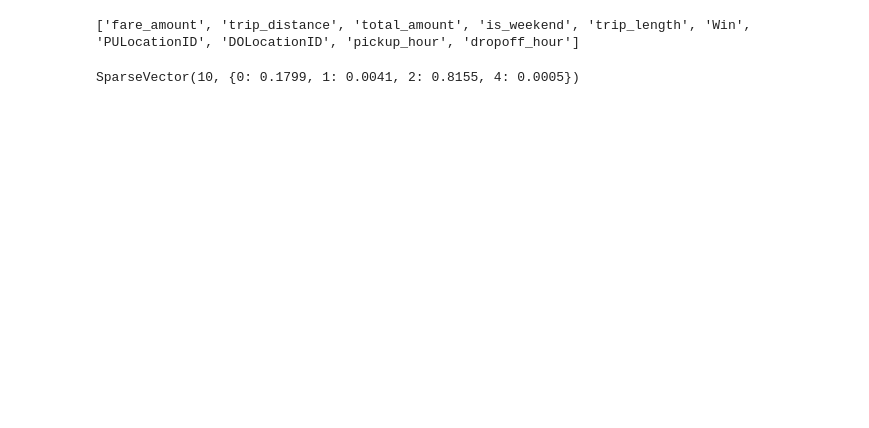
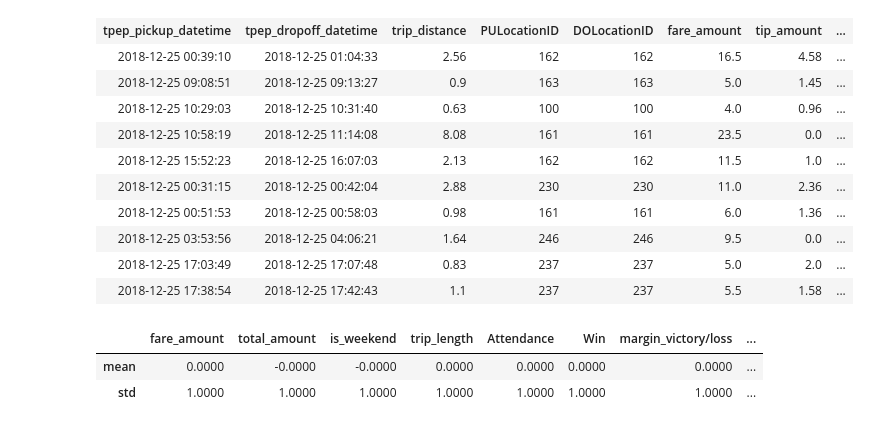
Before and after one commit to MAST30034-Applied-Data-Science/mast30034-project-1-dustintano10, a Jupyter notebook: notebooks/modelling.ipynb, the cells around one changed output. Saved outputs shown, nothing was run; the diff lists cells and outputs as text; code cells hidden in the pictures; blank space fills up the shorter version.

```diff
--- a/notebooks/modelling.ipynb
+++ b/notebooks/modelling.ipynb
@@ -334,9 +23,0 @@ Mean Absolute Error (MAE) on test data = 0.396183
-# %%
-# feature with index number 2 is most important
-# it is total_amount
-
-print(input_cols)
-dt.featureImportances
-# %% [output]
-['fare_amount', 'trip_distance', 'total_amount', 'is_weekend', 'trip_length', 'Win', 'PULocationID', 'DOLocationID', 'pickup_hour', 'dropoff_hour']
-SparseVector(10, {0: 0.1799, 1: 0.0041, 2: 0.8155, 4: 0.0005})
@@ -342,0 +26,44 @@ SparseVector(10, {0: 0.1799, 1: 0.0041, 2: 0.8155, 4: 0.0005})
+# %%
+# converts the booleans into 0 and 1's
+# convert the location ID's into strings for one hot encoding
+
+yellow = yellow.withColumn('pickup_hour', hour("tpep_pickup_datetime"))
+
+yellow = yellow.withColumn('dropoff_hour', hour("tpep_dropoff_datetime"))
+
+yellow = yellow.withColumn('is_weekend', F.when(yellow.is_weekend == 'false', 0).otherwise(1))
+
+yellow = yellow.withColumn('Win', F.when(yellow.Win == 'No', 0).otherwise(1))
+
+yellow = yellow.withColumn('PULocationID', F.col('PULocationID').cast('STRING'))
+
+yellow = yellow.withColumn('DOLocationID', F.col('PULocationID').cast('STRING'))
+# %%
+# code to one hot encode the categorical attributes
+
+from pyspark.ml.feature import StringIndexer, OneHotEncoder
+from pyspark.ml import Pipeline
+
+
+categorical = ['PULocationID', 'DOLocationID', 'Start(ET)']
+
+indexers = []
+
+for column in categorical:
+    indexers.append(StringIndexer(inputCol=column, outputCol=column+"_NUMERIC").fit(yellow))
+
+pipeline = Pipeline(stages=indexers)
+yellow_indexed = pipeline.fit(yellow).transform(yellow)
+yellow_indexed.limit(10)
+# %% [output]
+| tpep_pickup_datetime | tpep_dropoff_datetime | trip_distance | PULocationID | DOLocationID | fare_amount | tip_amount | ... |
+| 2018-12-25 00:39:10 | 2018-12-25 01:04:33 | 2.56 | 162 | 162 | 16.5 | 4.58 | ... |
+| 2018-12-25 09:08:51 | 2018-12-25 09:13:27 | 0.9 | 163 | 163 | 5.0 | 1.45 | ... |
+| 2018-12-25 10:29:03 | 2018-12-25 10:31:40 | 0.63 | 100 | 100 | 4.0 | 0.96 | ... |
+| 2018-12-25 10:58:19 | 2018-12-25 11:14:08 | 8.08 | 161 | 161 | 23.5 | 0.0 | ... |
+| 2018-12-25 15:52:23 | 2018-12-25 16:07:03 | 2.13 | 162 | 162 | 11.5 | 1.0 | ... |
+| 2018-12-25 00:31:15 | 2018-12-25 00:42:04 | 2.88 | 230 | 230 | 11.0 | 2.36 | ... |
+| 2018-12-25 00:51:53 | 2018-12-25 00:58:03 | 0.98 | 161 | 161 | 6.0 | 1.36 | ... |
+| 2018-12-25 03:53:56 | 2018-12-25 04:06:21 | 1.64 | 246 | 246 | 9.5 | 0.0 | ... |
+| 2018-12-25 17:03:49 | 2018-12-25 17:07:48 | 0.83 | 237 | 237 | 5.0 | 2.0 | ... |
+| 2018-12-25 17:38:54 | 2018-12-25 17:42:43 | 1.1 | 237 | 237 | 5.5 | 1.58 | ... |
@@ -342,0 +78,20 @@ SparseVector(10, {0: 0.1799, 1: 0.0041, 2: 0.8155, 4: 0.0005})
+# %%
+# standardized the x columns code from tutorial 2
+
+
+from scipy.stats import zscore
+
+x_cols = ['fare_amount', 'total_amount', 'is_weekend', 'trip_length', 'Attendance', 'Win', 'margin_victory/loss',
+         'pickup_hour', 'dropoff_hour', 'PULocationID_NUMERIC', 'DOLocationID_NUMERIC', 'Start(ET)_NUMERIC']
+
+y_cols = ['tip_amount']
+
+df_standard = sample_pandas[x_cols].astype(float).apply(zscore)
+
+# format output to 4 decimal places
+pd.options.display.float_format = '{:,.4f}'.format
+df_standard.describe().loc[['mean','std']]
+# %% [output]
+|  | fare_amount | total_amount | is_weekend | trip_length | Attendance | Win | margin_victory/loss | ... |
+| mean | 0.0000 | -0.0000 | -0.0000 | 0.0000 | 0.0000 | 0.0000 | 0.0000 | ... |
+| std | 1.0000 | 1.0000 | 1.0000 | 1.0000 | 1.0000 | 1.0000 | 1.0000 | ... |
```
Also changed, not shown: parts of 49 cells of this notebook.
